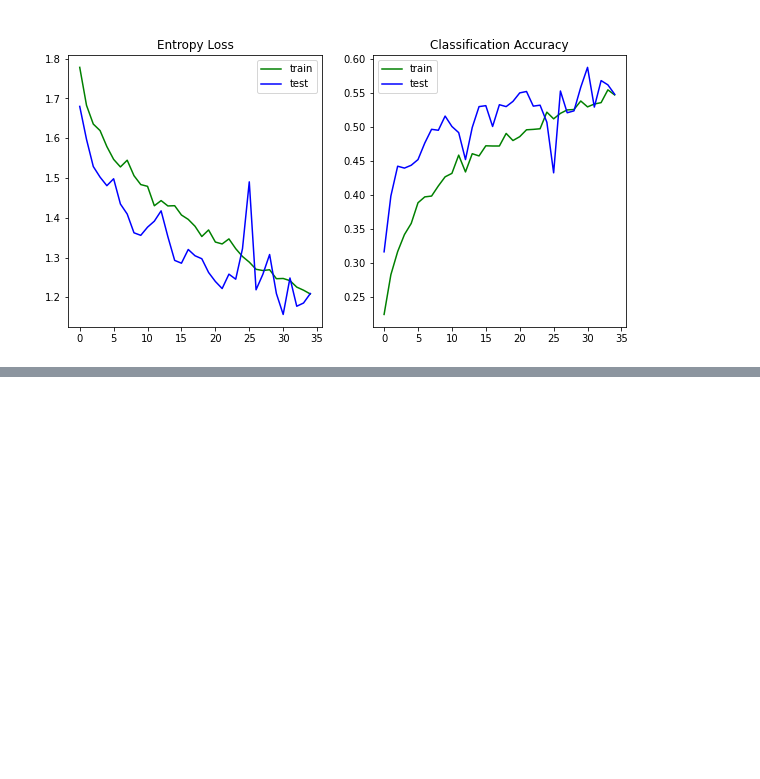
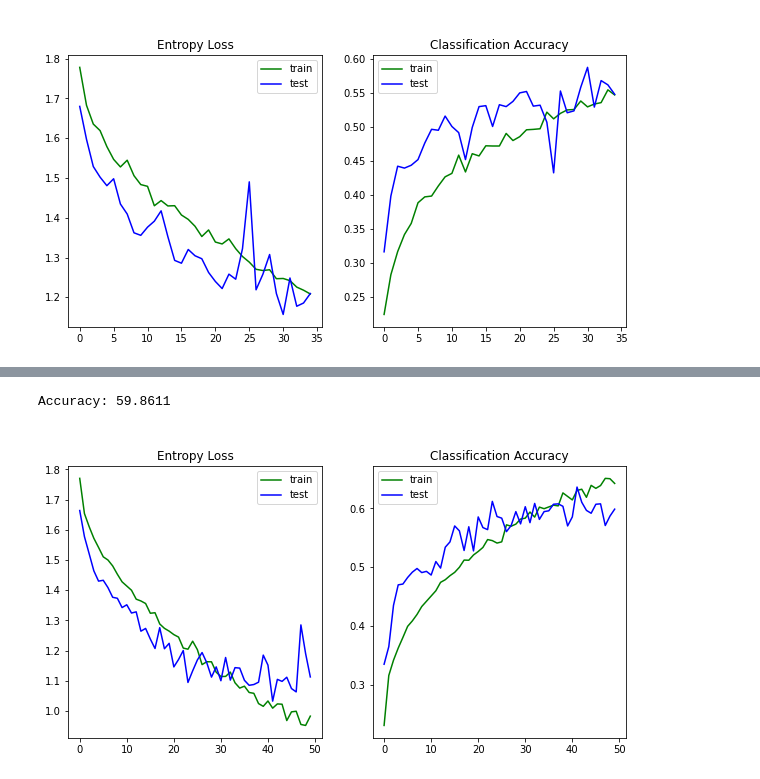
Before and after one commit to Doyun-Shin/DL-Artist-Recognition, a Jupyter notebook: Code_128px_35_folders.ipynb, the cells around one changed output, grey strips where cells are left out. Saved outputs shown, nothing was run; the diff lists cells and outputs as text; code cells hidden in the pictures; blank space fills up the shorter version.

```diff
--- a/Code_128px_35_folders.ipynb
+++ b/Code_128px_35_folders.ipynb
@@ -585,0 +710,32 @@ Epoch 1/50
+# %%
+# Let's try to change pictures size from 128 to 224 and check accuracy
+# Create data generators
+train_datagen = ImageDataGenerator(rescale=1. / 255,
+                                   shear_range=0.2,
+                                   zoom_range=0.2,
+                                   horizontal_flip=True,
+                                   fill_mode='nearest')
+test_datagen = ImageDataGenerator(rescale=1. / 255)
+
+img_rows = 224
+img_cols = 224
+# Create sets
+training_set = train_datagen.flow_from_directory('train',
+                                                 target_size=(img_rows, img_cols),
+                                                 batch_size=batch_size,
+                                                 class_mode='categorical')
+
+
+test_set = test_datagen.flow_from_directory('val',
+                                            target_size=(img_rows, img_cols),
+                                            batch_size=batch_size, shuffle = False,
+                                            class_mode='categorical')
+
+# Define model
+model224 = model_with_dropout()
+# Fit model
+history = model224.fit_generator(training_set,
+                              steps_per_epoch=len(training_set),
+                              validation_data=test_set,
+                              validation_steps=len(test_set),
+                              epochs= 50)
@@ -585,0 +760,11 @@ Epoch 1/50
+# %%
+# Evaluate model
+_, acc = model224.evaluate_generator(test_set, steps=len(test_set), verbose=0)
+print("Accuracy: %.4f" % (acc * 100.0))
+# %% [output]
+Accuracy: 59.8611
+# %%
+# Build graphs
+summarize_diagnostics(history)
+# %% [output]
+[figure, added]
```
Also changed, not shown: parts of 29 cells of this notebook.
